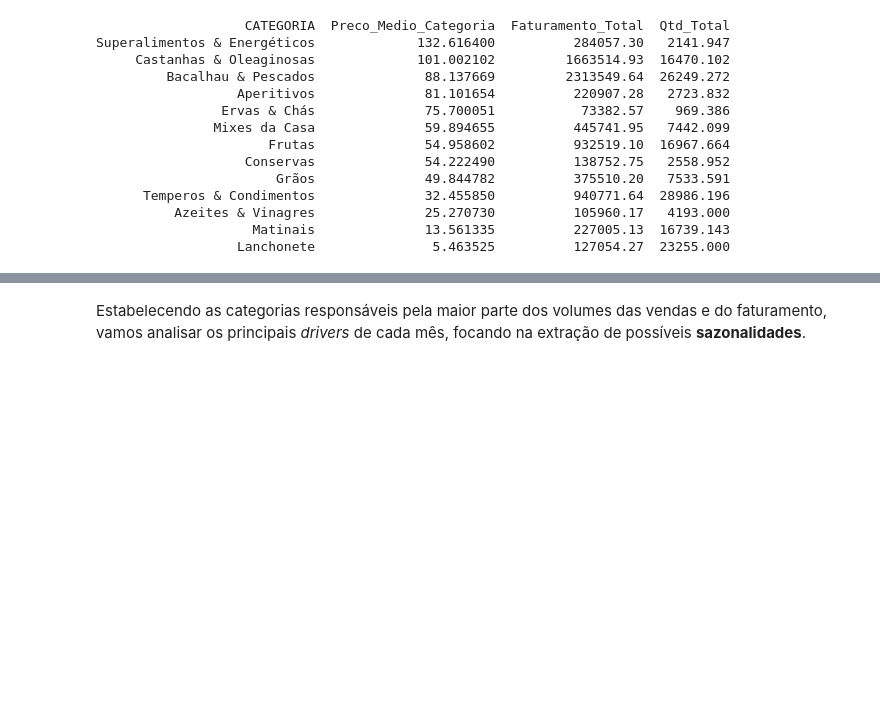
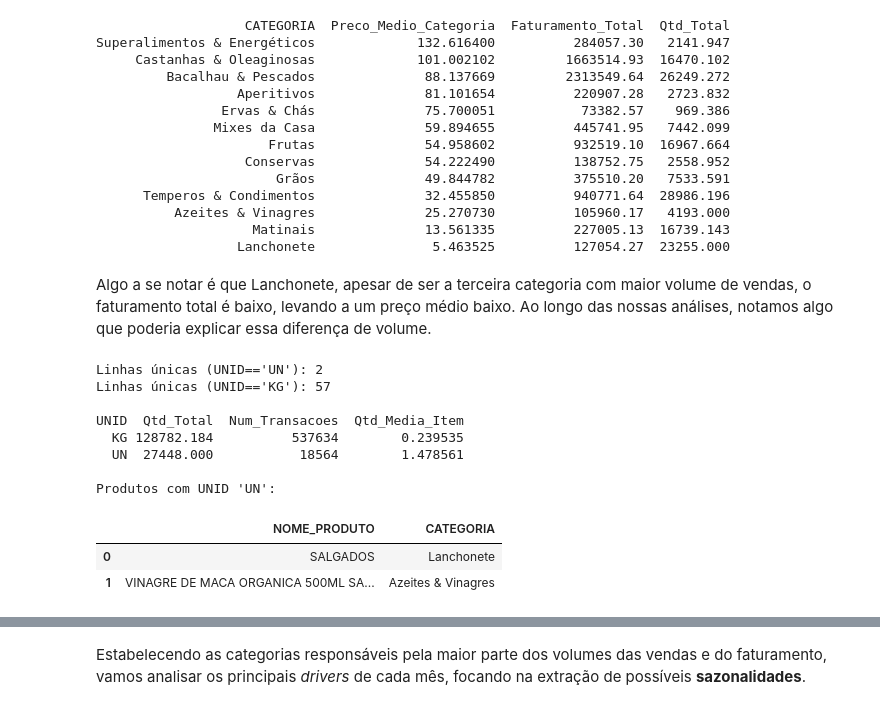
Before and after one commit to felipefsleal/Grupo6-ProjetoFinal, a Jupyter notebook: notebooks/01_eda.ipynb, the cells around one changed output, grey strips where cells are left out. Cells and saved outputs as stored; diff of their text form; code cells hidden in the pictures; blank space fills up the shorter version.

```diff
--- a/notebooks/01_eda.ipynb
+++ b/notebooks/01_eda.ipynb
@@ -345,3 +373,40 @@ Superalimentos & Energéticos             132.616400          284057.30   2141.9
           Azeites & Vinagres              25.270730          105960.17   4193.000
                     Matinais              13.561335          227005.13  16739.143
                   Lanchonete               5.463525          127054.27  23255.000
+# %% [markdown]
+Algo a se notar é que Lanchonete, apesar de ser a terceira categoria com maior volume de vendas, o faturamento total é baixo, levando a um preço médio baixo. Ao longo das nossas análises, notamos algo que poderia explicar essa diferença de volume.
+# %%
+df_un = df_agg[df_agg['UNID'] == 'UN'].drop_duplicates(subset='SKU', keep='first').reset_index(drop=True)
+df_un = df_un[['NOME_PRODUTO', 'CATEGORIA']]
+
+df_kg = df_agg[df_agg['UNID'] == 'KG'].drop_duplicates(subset='SKU', keep='first').reset_index(drop=True)
+df_kg = df_kg[['NOME_PRODUTO', 'CATEGORIA']]
+
+# Visualizar resultados
+print(f"Linhas únicas (UNID=='UN'): {len(df_un)}")
+print(f"Linhas únicas (UNID=='KG'): {len(df_kg)}\n")
+
+df_unid_analise = df_agg.groupby('UNID').agg(
+    Faturamento_Total=('FATUR_VENDA', 'sum'),
+    Qtd_Total=('QTD_VENDA', 'sum'),
+    Num_Transacoes=('COD_VENDA', 'nunique'),
+    Num_Itens_Vendidos=('QTD_VENDA', 'count')
+).reset_index()
+
+df_unid_analise['Qtd_Media_Item'] = df_unid_analise['Qtd_Total'] / df_unid_analise['Num_Itens_Vendidos']
+print(df_unid_analise[['UNID','Qtd_Total', 'Num_Transacoes', 'Qtd_Media_Item']].to_string(index=False))
+
+print("\nProdutos com UNID 'UN':")
+df_un.head()
+# %% [output]
+Linhas únicas (UNID=='UN'): 2
+Linhas únicas (UNID=='KG'): 57
+
+UNID  Qtd_Total  Num_Transacoes  Qtd_Media_Item
+  KG 128782.184          537634        0.239535
+  UN  27448.000           18564        1.478561
+
+Produtos com UNID 'UN':
+|  | NOME_PRODUTO | CATEGORIA |
+| 0 | SALGADOS | Lanchonete |
+| 1 | VINAGRE DE MACA ORGANICA 500ML SA... | Azeites & Vinagres |
```
Also changed, not shown: parts of 19 cells of this notebook.
